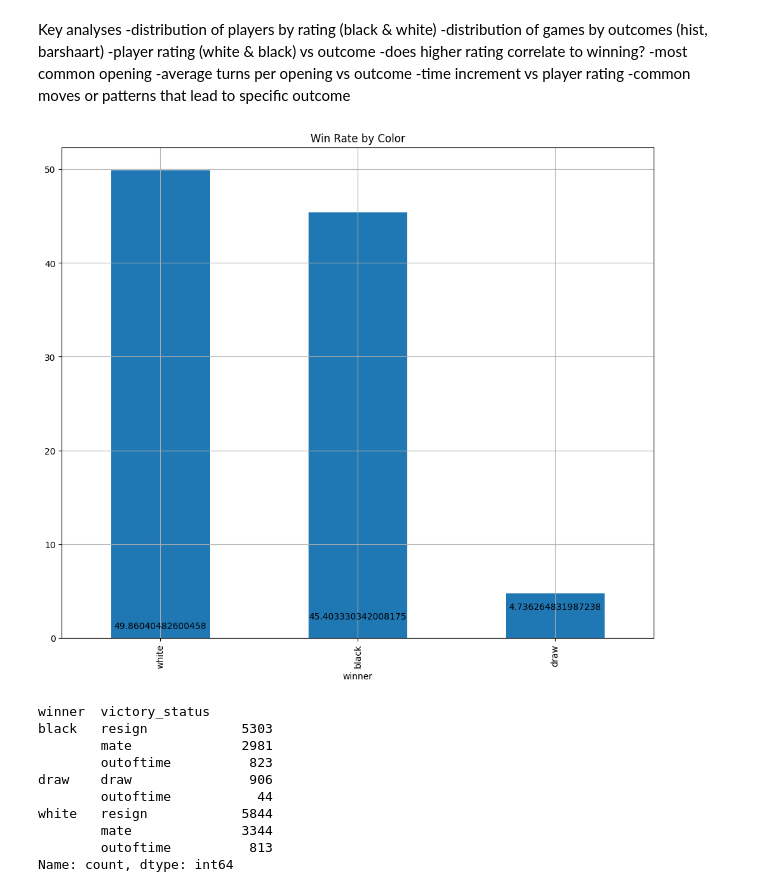
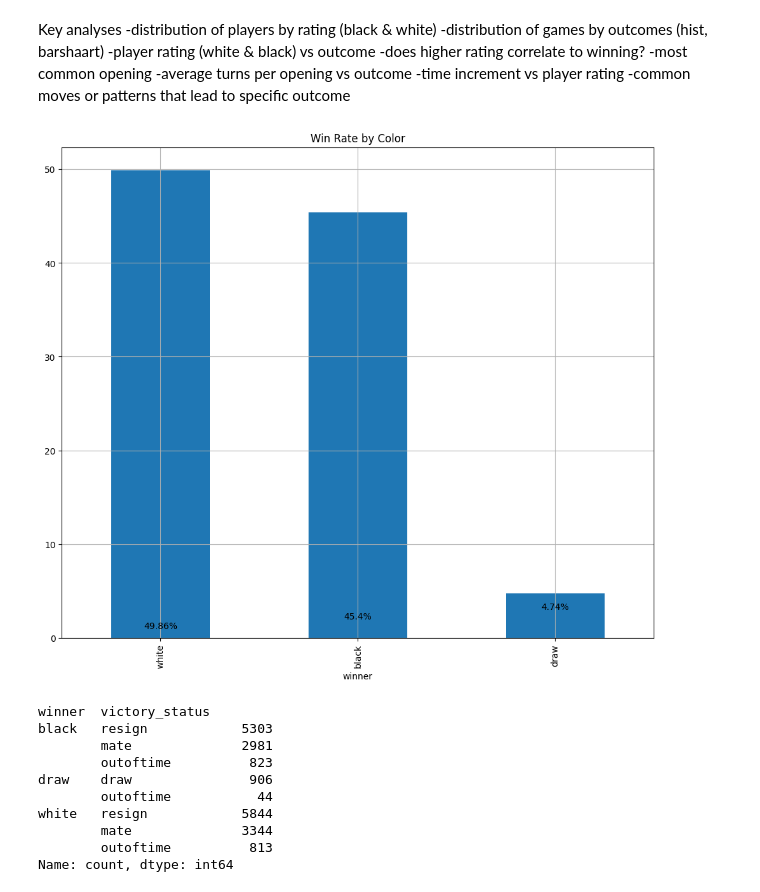
Before and after one commit to i-am-christy/The-Chess-Project, a Jupyter notebook: chess_project.ipynb, the cells around one changed output. Saved outputs shown, nothing was run; the diff lists cells and outputs as text; code cells hidden in the pictures.

```diff
--- a/chess_project.ipynb
+++ b/chess_project.ipynb
@@ -93,17 +93,17 @@ Key analyses </br>
 -common moves or patterns that lead to specific outcome</br>
 # %%
 #win rate based on color
-winners = data['winner'].value_counts(normalize=True) * 100
+winners = round(data['winner'].value_counts(normalize=True) * 100, 2)
 winners.plot(kind='bar', figsize=(12, 10))
 
 #add labels to the top of the bars
 for i in range(len(winners)):
-    plt.text(i, i+1, winners[i], ha="center")
+    plt.text(i, i+1, f"{winners[i]}%", ha="center")
 
 plt.title("Win Rate by Color")
 plt.grid(True)
 # %% [output]
-[figure, old version]
+[figure, new version]
 # %%
 victory = data[['victory_status', 'winner']].groupby('winner').value_counts()
 victory
```
Also changed, not shown: parts of 24 cells of this notebook, 2 other files.
